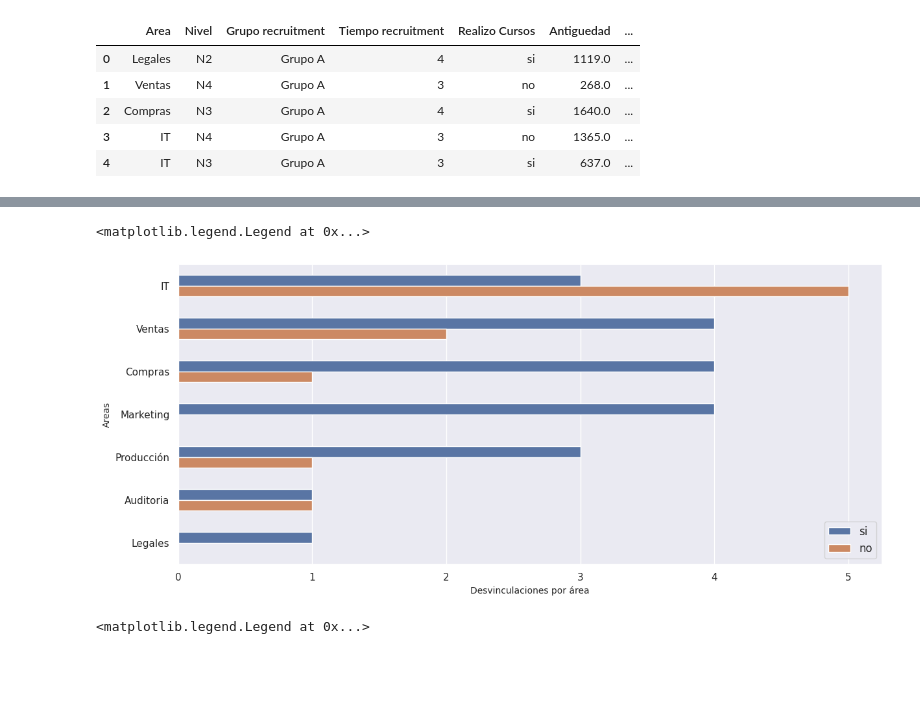
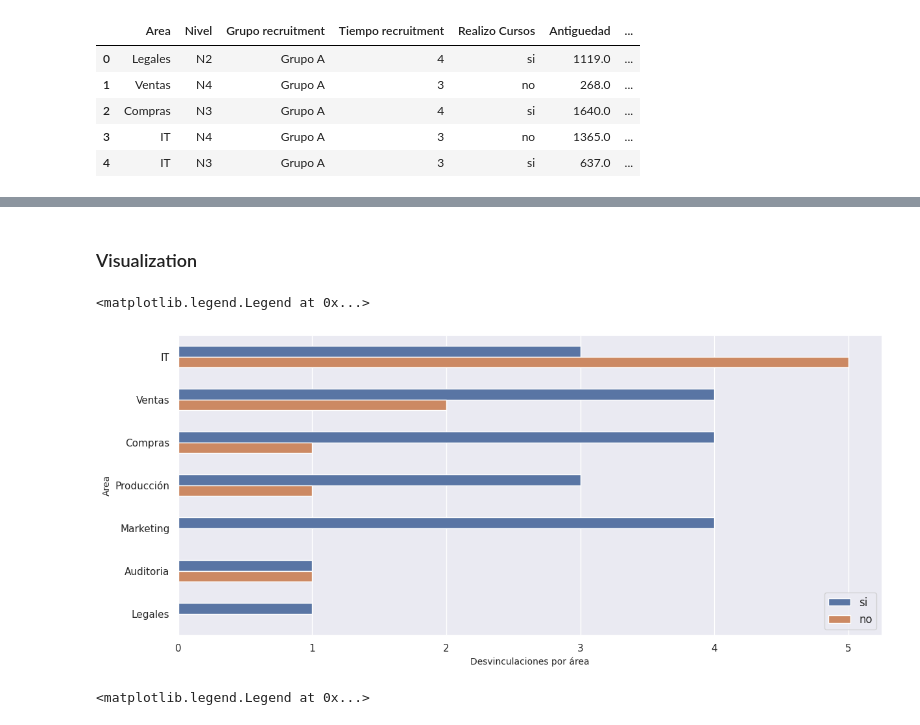
Before and after one commit to joagonzalez/bootcamp-data-engineering, a Jupyter notebook: tp1/churn.ipynb, the cells around one changed output, grey strips where cells are left out. Saved outputs shown, nothing was run; the diff lists cells and outputs as text; code cells hidden in the pictures; blank space fills up the shorter version.

Commit message:
add churn images

```diff
--- a/tp1/churn.ipynb
+++ b/tp1/churn.ipynb
@@ -36,7 +41,7 @@ import matplotlib.pyplot as plt
 # %%
-df = pd.read_csv('data/churn.csv')
-df_ranges = pd.read_csv('data/ranges.csv')
-df_managers = pd.read_csv('data/managers.csv')
+df = pd.read_csv('churn.csv')
+df_ranges = pd.read_csv('ranges.csv')
+df_managers = pd.read_csv('managers.csv')
 df.head()
 # %% [output]
 |  | Id | Nombre | Apellido | Area | Fecha comienzo | Fecha fin | Nivel | Grupo recruitment | ... |
@@ -206,19 +199,21 @@ conn.close()
+# %% [markdown]
+### Visualization
 # %%
 sns.set(rc={'figure.figsize':(14,6)})
 sns.countplot(
     y='Area' ,
     data=df,
     hue = "Realizo Cursos",
     order=df['Area'].value_counts().index,
     width=0.5
 )
 plt.title('', fontsize = 10)
 plt.xlabel('Desvinculaciones por área', fontsize = 10)
-plt.ylabel('Areas', fontsize = 10)
+plt.ylabel('Area', fontsize = 10)
 plt.legend(fontsize = 12)
 # %% [output]
 <matplotlib.legend.Legend at 0x...>
-[figure, old version]
+[figure, new version]
 # %%
 sns.set(rc={'figure.figsize':(10,4)})
 sns.countplot(
```
Also changed, not shown: parts of 17 cells of this notebook, 1 other file.
